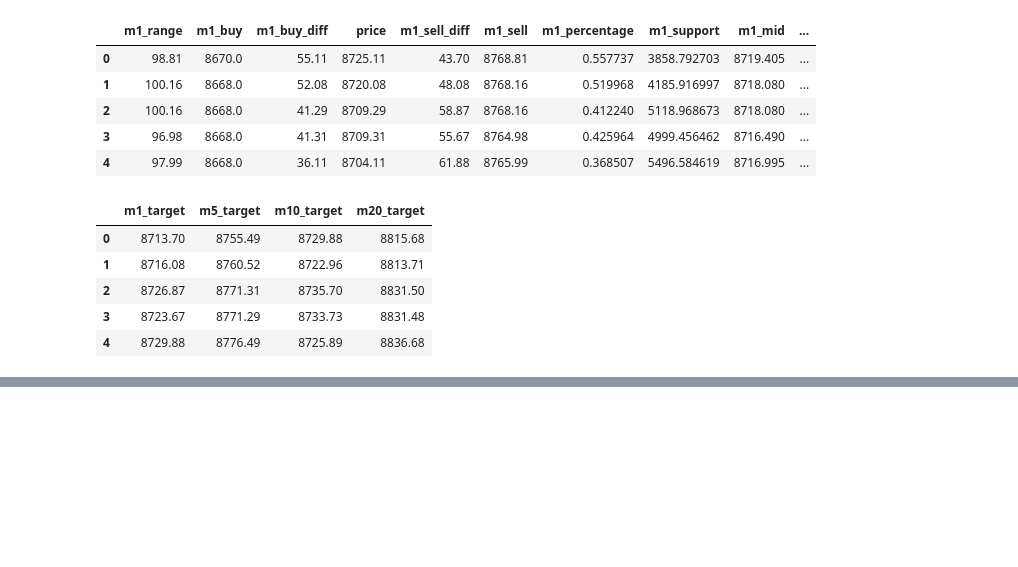
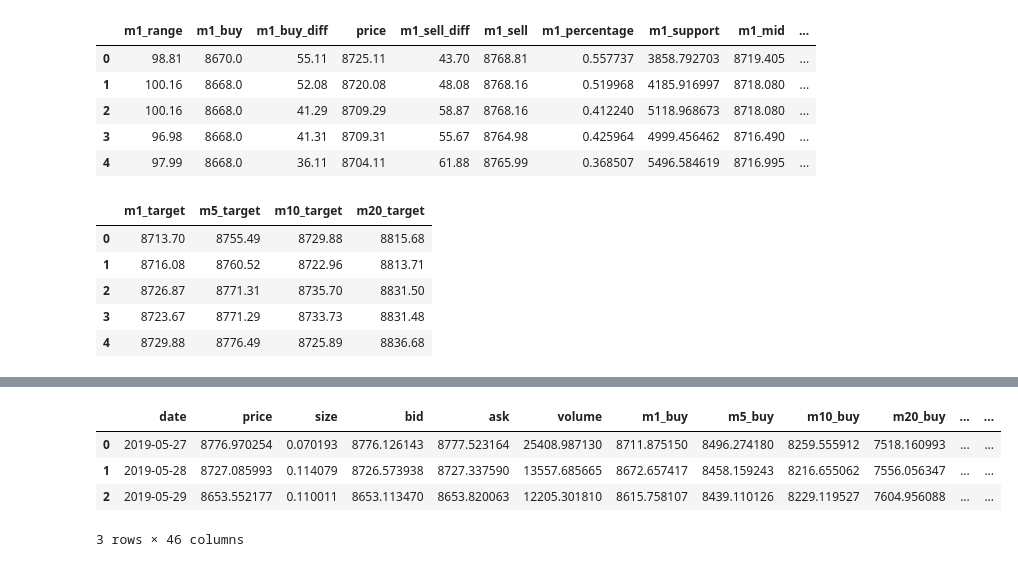
Before and after one commit to atomantic/bitcoin_orderbook_indicator, a Jupyter notebook: notebooks/main.ipynb, the cells around one changed output, grey strips where cells are left out. Saved outputs shown, nothing was run; the diff lists cells and outputs as text; code cells hidden in the pictures; blank space fills up the shorter version.

Commit message:
rotate dates

```diff
--- a/notebooks/main.ipynb
+++ b/notebooks/main.ipynb
@@ -93,2 +95,10 @@ IPython.OutputArea.auto_scroll_threshold = 9999;
+# %%
+charts['daily'].head(5)
+# %% [output]
+|  | date | price | size | bid | ask | volume | m1_buy | m5_buy | m10_buy | m20_buy | ... | ... |
+| 0 | 2019-05-27 | 8776.970254 | 0.070193 | 8776.126143 | 8777.523164 | 25408.987130 | 8711.875150 | 8496.274180 | 8259.555912 | 7518.160993 | ... | ... |
+| 1 | 2019-05-28 | 8727.085993 | 0.114079 | 8726.573938 | 8727.337590 | 13557.685665 | 8672.657417 | 8458.159243 | 8216.655062 | 7556.056347 | ... | ... |
+| 2 | 2019-05-29 | 8653.552177 | 0.110011 | 8653.113470 | 8653.820063 | 12205.301810 | 8615.758107 | 8439.110126 | 8229.119527 | 7604.956088 | ... | ... |
+3 rows × 46 columns
 # %%
 %matplotlib notebook
```
Also changed, not shown: parts of 4 cells of this notebook, 2 other files.
